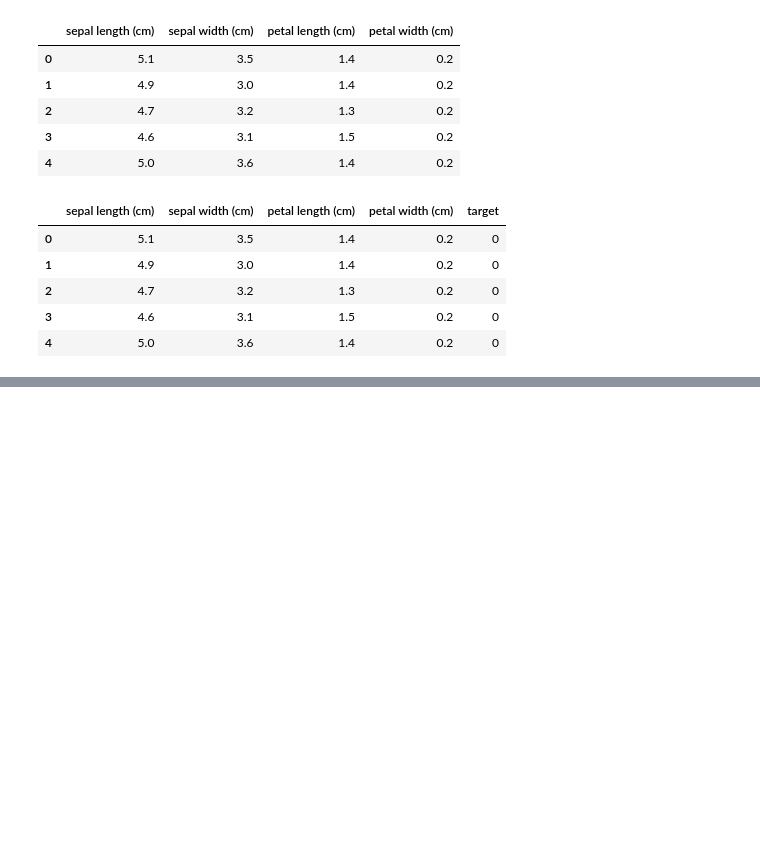
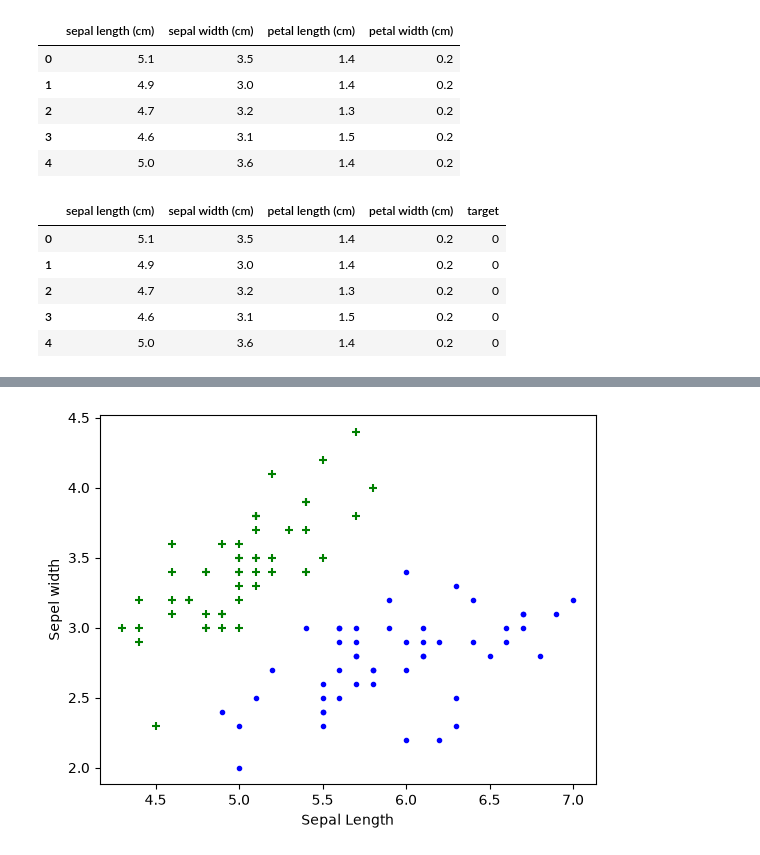
Before and after one commit to Rahul117590/iris-species-predictor-svm, a Jupyter notebook: svm.ipynb, the cells around one changed output, grey strips where cells are left out. Cells and saved outputs as stored; diff of their text form; code cells hidden in the pictures; blank space fills up the shorter version.

Commit message:
2.complete of svm data project

```diff
--- a/svm.ipynb
+++ b/svm.ipynb
@@ -70,0 +103,4 @@ array([0, 0, 0, 0, 0, 0, 0, 0, 0, 0, 0, 0, 0, 0, 0, 0, 0, 0, 0, 0, 0, 0,
+# %%
+# it add on new column according to target columne and thease columne value going to be change
+# like 0= 'setoasa' same way all the target value going to be changed
+df['flower_name']=df.target.apply(lambda x:iris.target_names[x])
@@ -70,0 +147,6 @@ array([0, 0, 0, 0, 0, 0, 0, 0, 0, 0, 0, 0, 0, 0, 0, 0, 0, 0, 0, 0, 0, 0,
+# %%
+# this is the value of index number which is divided into there last potion
+# this help easy to understand the data in the graph
+df0 = df[:50].reset_index(drop=True)
+df1 = df[50:100].reset_index(drop=True)
+df2 = df[100:].reset_index(drop=True)
@@ -70,0 +177,10 @@ array([0, 0, 0, 0, 0, 0, 0, 0, 0, 0, 0, 0, 0, 0, 0, 0, 0, 0, 0, 0, 0, 0,
+# %%
+# now simply draw the graph of data using scatterplot
+plt.figure()
+plt.xlabel('Sepal Length')
+plt.ylabel('Sepel width')
+plt.scatter(df0['sepal length (cm)'],df0['sepal width (cm)'],color='green',marker="+")
+plt.scatter(df1['sepal length (cm)'],df1['sepal width (cm)'],color='blue',marker=".")
+plt.show()
+# %% [output]
+[figure, added]
```
Also changed, not shown: parts of 31 cells of this notebook.
